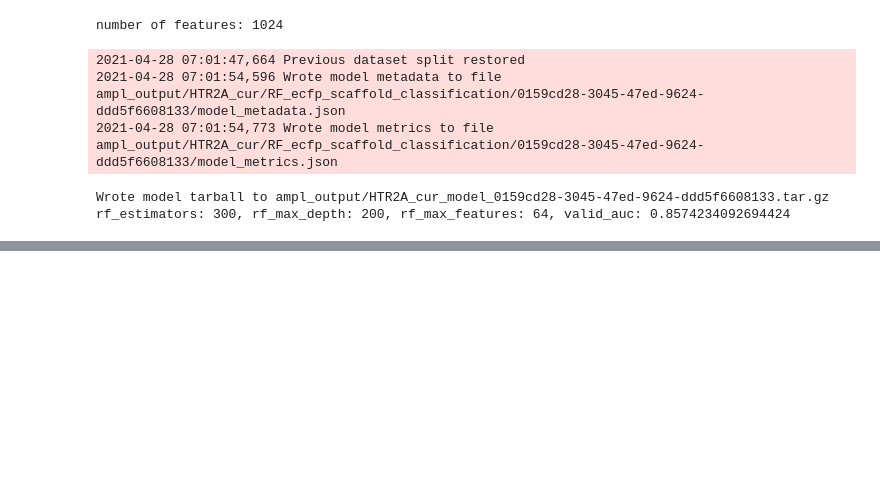
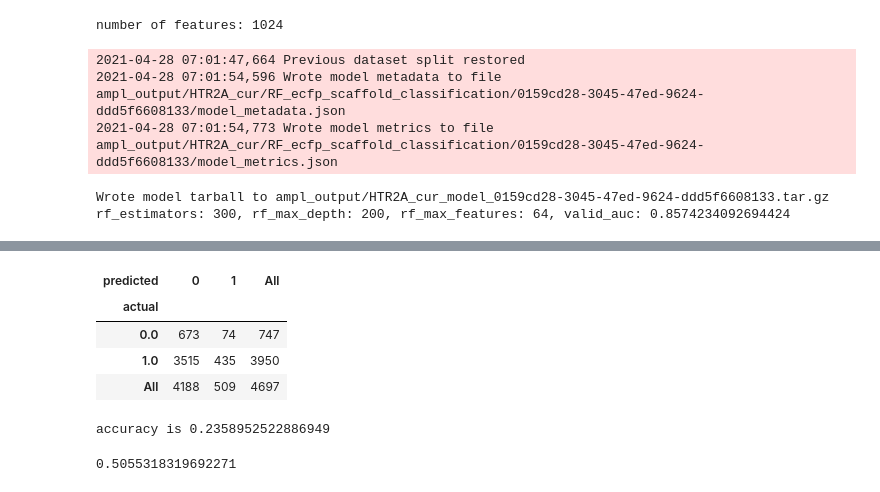
Before and after one commit to ranpei97/E4511-2021-Pei, a Jupyter notebook: Notebook/ Classification_rf_hypertuned.ipynb, the cells around one changed output, grey strips where cells are left out. Drawn from its saved outputs; the diff is of its cells as text; code cells hidden in the pictures; blank space fills up the shorter version.

```diff
--- a/Notebook/ Classification_rf_hypertuned.ipynb
+++ b/Notebook/ Classification_rf_hypertuned.ipynb
@@ -498,0 +550,16 @@ rf_estimators: 300, rf_max_depth: 200, rf_max_features: 64, valid_auc: 0.8574234
+# %%
+confusion = pd.crosstab(test.active_actual,test.active_pred, rownames=['actual'],colnames=['predicted'],margins=True)
+display(confusion)
+print('accuracy is', (confusion.at[0,0]+confusion.at[1,1])/confusion.at['All','All'])
+# %% [output]
+| predicted | 0 | 1 | All |
+| actual |  |  |  |
+| 0.0 | 673 | 74 | 747 |
+| 1.0 | 3515 | 435 | 3950 |
+| All | 4188 | 509 | 4697 |
+accuracy is 0.2358952522886949
+# %%
+from sklearn.metrics import r2_score, mean_squared_error,roc_auc_score
+print(roc_auc_score(test.active_actual,test.active_pred))
+# %% [output]
+0.5055318319692271
```
Also changed, not shown: parts of 7 cells of this notebook.
